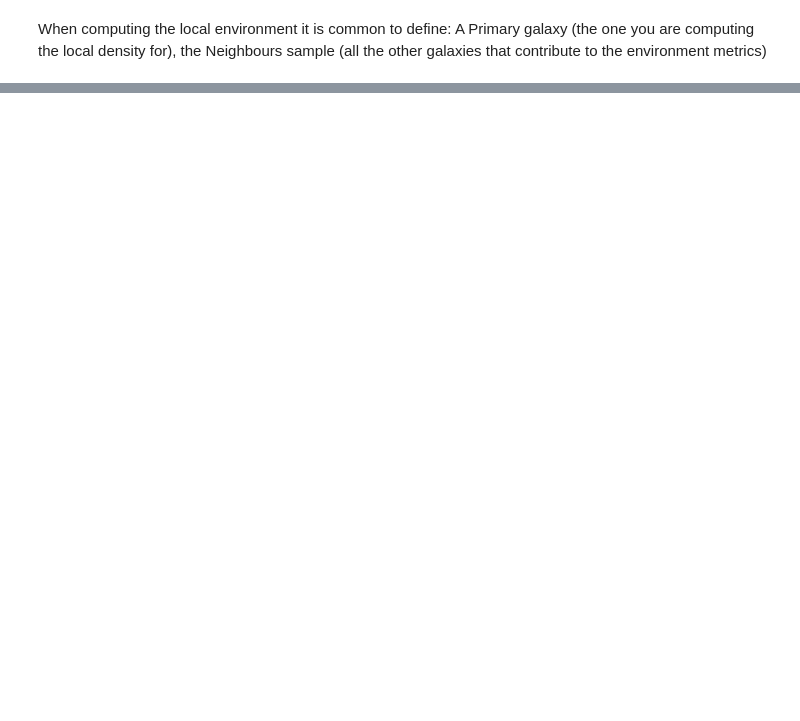
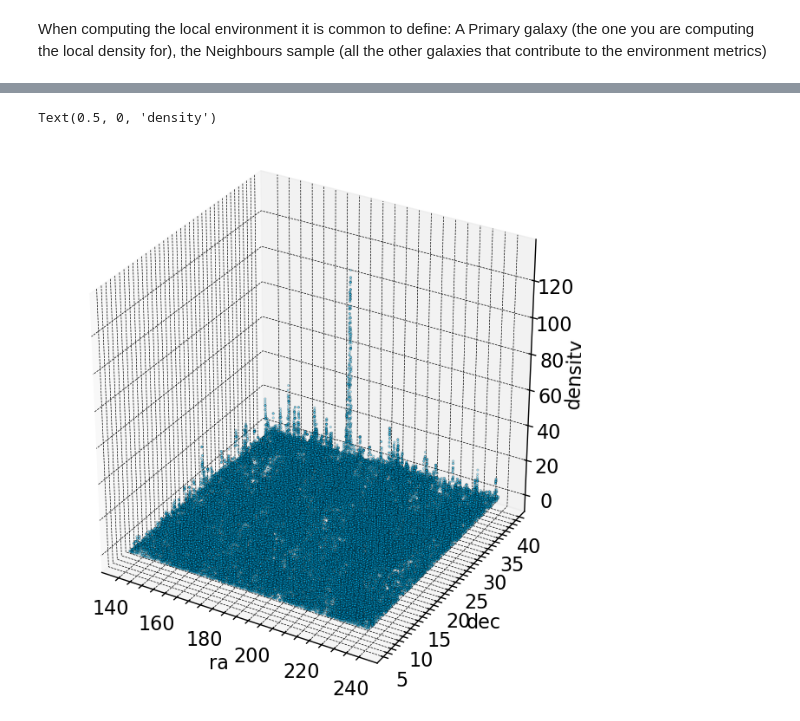
Before and after one commit to M-Bianchi/Laboratory_of_Data_Analysis, a Jupyter notebook: MainActivity/Local Galaxy Environment in SDSS.ipynb, the cells around one changed output, grey strips where cells are left out. Saved outputs shown, nothing was run; the diff lists cells and outputs as text; code cells hidden in the pictures; blank space fills up the shorter version.

```diff
--- a/MainActivity/Local Galaxy Environment in SDSS.ipynb
+++ b/MainActivity/Local Galaxy Environment in SDSS.ipynb
@@ -1,11 +1,16 @@
 # %%
 import numpy as np
+import matplotlib.pyplot as plt
 from astropy.io import fits
 from astropy.table import Table
 from astropy.coordinates import FK5, SkyCoord
 from astropy.cosmology import Planck18 as cosmo
 from astropy import units as u
 from tqdm import tqdm
+
+import scienceplots
+plt.style.use(['science', 'notebook', 'grid'])
+plt.rcParams['figure.figsize'] = [8, 8]
 # %%
 data = Table.read('SDSS_LAB2024_photometry.fits')
 # %% [markdown]
@@ -45,0 +72,13 @@ tabout.write('SDSS_env.fits', overwrite=True)
+# %%
+fig, ax = plt.subplots(subplot_kw={'projection':'3d'})
+
+ax.set_box_aspect([1, 1, 1])
+
+ax.scatter(data['ra'], data['dec'], tabout['dens_05'], 'o', s=3, edgecolor='black', linewidth=0.4, color='deepskyblue', alpha=0.3)
+
+ax.set_xlabel('ra')
+ax.set_ylabel('dec')
+ax.set_zlabel('density')
+# %% [output]
+Text(0.5, 0, 'density')
+[figure, added]
```
Also changed, not shown: parts of 1 cell of this notebook, 1 other file.
